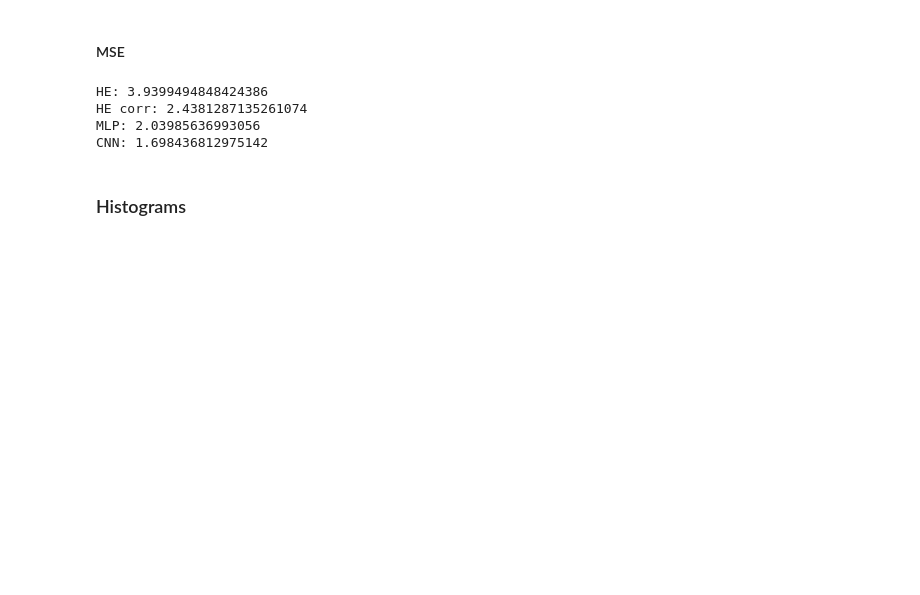
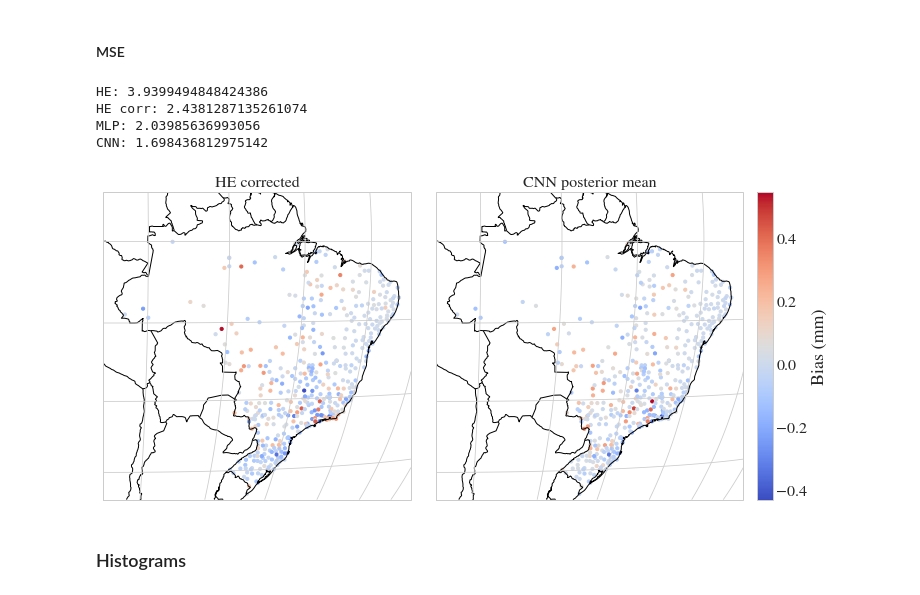
Before and after one commit to ingridingemarsson/geostat-masters-thesis, a Jupyter notebook: notebooks/compare_gauge_he_preds.ipynb, the cells around one changed output. Saved outputs shown, nothing was run; the diff lists cells and outputs as text; code cells hidden in the pictures; blank space fills up the shorter version.

Commit message:
thesis plots

```diff
--- a/notebooks/compare_gauge_he_preds.ipynb
+++ b/notebooks/compare_gauge_he_preds.ipynb
@@ -206,6 +208,54 @@ HE: 3.9399494848424386
 HE corr: 2.4381287135261074
 MLP: 2.03985636993056
 CNN: 1.698436812975142
+# %%
+def metric_by_gauge(a):
+    cg = (combined[a] - combined['gauge_precip'])
+    cg = cg.mean(dim='time')
+    #cg = abs(cg)
+    return(cg)
+# %%
+CG0 = metric_by_gauge('HE_precip_corr')
+CG1 = metric_by_gauge('xception_posterior_mean')
+# %%
+vmax = max(np.nanmax(CG0.values), np.nanmax(CG1.values))
+vmin = max(np.nanmin(CG0.values), np.nanmin(CG1.values))
+cmap='coolwarm'
+# %%
+areas_filepath =  '../dataset/downloads/files/areas.yaml'
+initial_load(areas_filepath)
+area_def_region = plot_dataset_funs.area_def.copy(area_extent = plot_dataset_funs.region_corners,
+                                                  height = plot_dataset_funs.region_height,
+                                                  width = plot_dataset_funs.region_width)
+crs = area_def_region.to_cartopy_crs()
+fig, ax = plt.subplots(1,2, subplot_kw={'projection': crs}, figsize = setup.figsize_two_cols)
+
+m = ax[0].scatter(x=metadata.lon, y=metadata.lat, c=CG0, transform=ccrs.PlateCarree(), s=10, cmap=cmap,
+                  vmax=vmax, vmin=vmin)
+
+ax[0].coastlines()
+ax[0].gridlines()
+ax[0].add_feature(cartopy.feature.BORDERS)
+ax[0].set_global()
+ax[0].set_xlabel('x')
+ax[0].set_ylabel('y')
+ax[0].set_title(setup.variable_dict['HE_precip_corr']['label'])
+
+m = ax[1].scatter(x=metadata.lon, y=metadata.lat, c=CG1, transform=ccrs.PlateCarree(), s=10, cmap=cmap,
+                  vmax=vmax, vmin=vmin)
+
+ax[1].coastlines()
+ax[1].gridlines()
+ax[1].add_feature(cartopy.feature.BORDERS)
+ax[1].set_global()
+ax[1].set_xlabel('x')
+ax[1].set_ylabel('y')
+ax[1].set_title(setup.variable_dict['xception_posterior_mean']['label'])
+
+fig.subplots_adjust(wspace=0.08)
+fig.colorbar(m, ax=ax, fraction=0.023, pad=0.021).set_label(label='Bias (mm)', size=18)
+# %% [output]
+[figure, added]
 # %% [markdown]
 ### Histograms
 # %%
```
Also changed, not shown: parts of 2 cells of this notebook, 1 other file.
